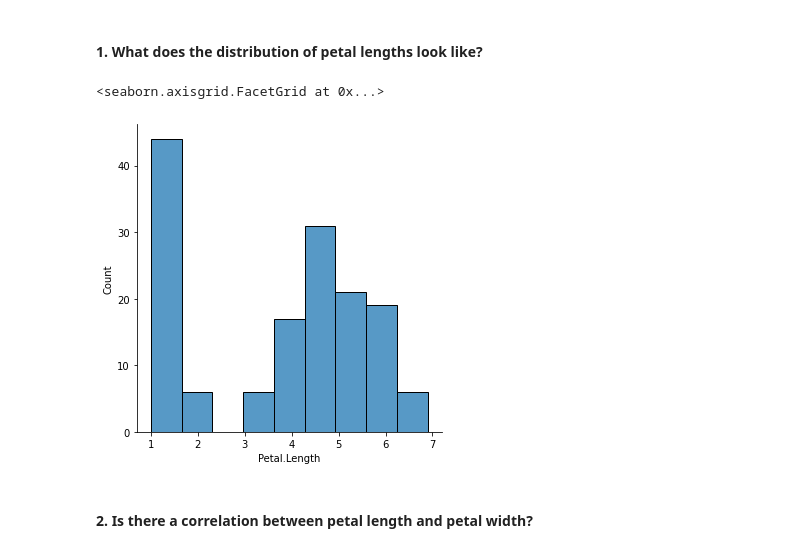
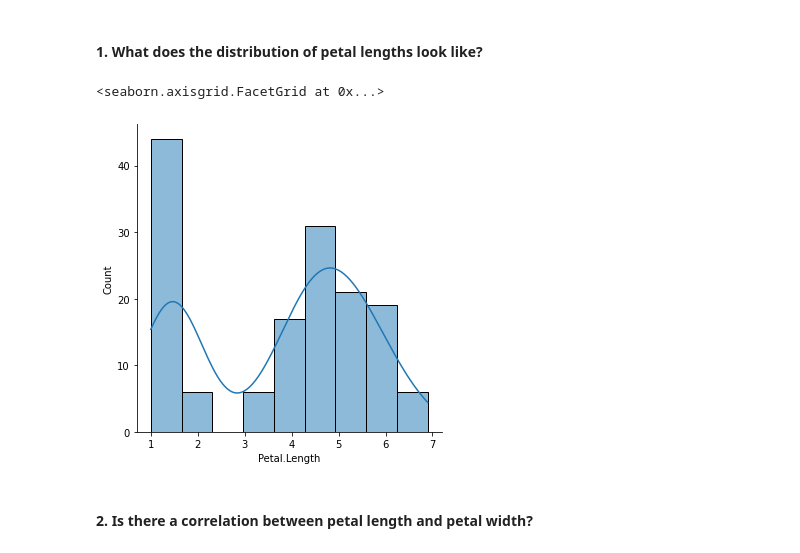
Before and after one commit to sophia-stewart/numpy-pandas-visualization-exercises, a Jupyter notebook: seaborn_exercises.ipynb, the cells around one changed output. Drawn from its saved outputs; the diff is of its cells as text; code cells hidden in the pictures.

```diff
--- a/seaborn_exercises.ipynb
+++ b/seaborn_exercises.ipynb
@@ -28,10 +28,10 @@ species are _Iris setosa_, _versicolor_, and _virginica_.
 #### 1. What does the distribution of petal lengths look like?
 # %%
 import seaborn as sns
-sns.displot(data = iris, x = 'Petal.Length')
+sns.displot(data = iris, x = 'Petal.Length', kde = True)
 # %% [output]
 <seaborn.axisgrid.FacetGrid at 0x...>
-[figure, old version]
+[figure, new version]
 # %% [markdown]
 #### 2. Is there a correlation between petal length and petal width?
 # %%
```
Also changed, not shown: parts of 15 cells of this notebook.
